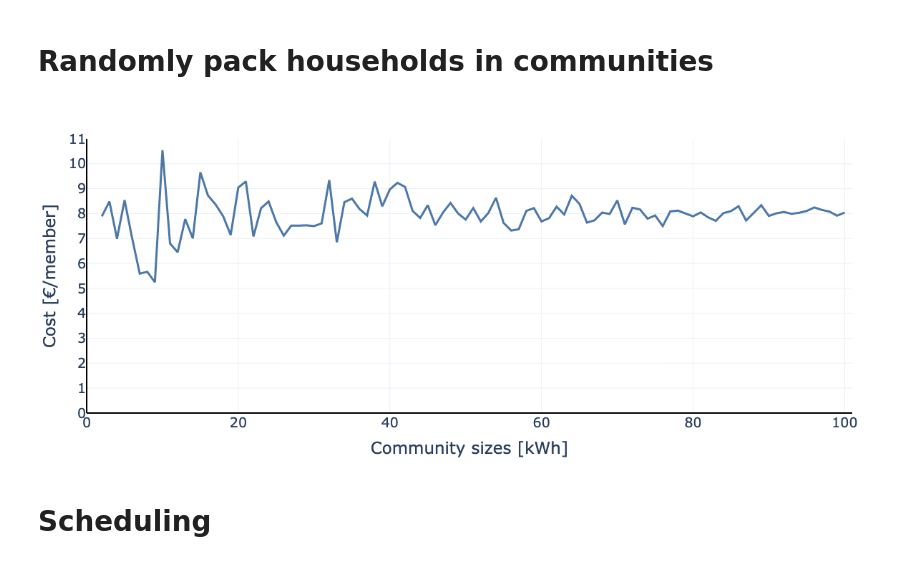
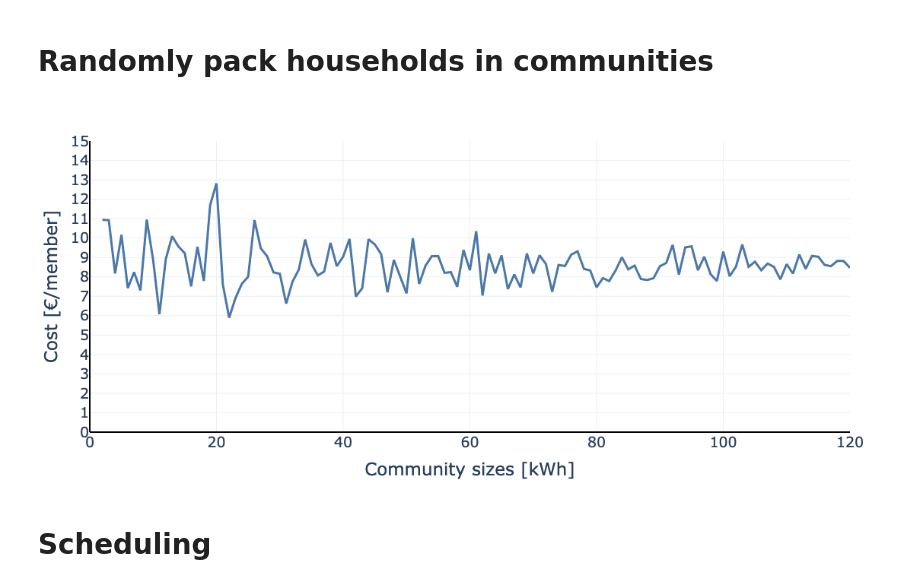
Before and after one commit to Jonathan56/supplementary_thesis, a Jupyter notebook: 4_chapter/MPC_4 community size.ipynb, the cells around one changed output. Drawn from its saved outputs; the diff is of its cells as text; code cells hidden in the pictures.

```diff
--- a/4_chapter/MPC_4 community size.ipynb
+++ b/4_chapter/MPC_4 community size.ipynb
@@ -331,11 +335,13 @@ with open(f'tmp_forecasts/100_houses_forecast_2D.pickle', 'wb') as handle:
 # %%
 with open(f'tmp_forecasts/100_houses_forecast_2D.pickle', 'rb') as handle:
-    house_netload = pickle.load(handle)
+    house100 = pickle.load(handle)
+# %%
+house_netload = dict(house100, **house70)
 # %%
 import random
 
 community_netload = {}
-community_sizes = np.linspace(2, 100, 100, dtype=int)
+community_sizes = np.linspace(2, 120, 119, dtype=int)
 
 for size in community_sizes:
     random_ids = random.sample(list(house_ids[0:nb_house]), k=size)
@@ -373,6 +379,9 @@ def community_bill(df, member_ids, timing, deltat=15, buy_price=0.1740, exchange
         buy_price * pos_netload + exchange_price * (pos_n_netload - pos_netload), 3
     )
 # %%
+_start = end_training + deltat
+_end = end_complete_pred
+
 cost_pvonly = []
 
 for community_size in community_sizes:
@@ -384,25 +393,25 @@ for community_size in community_sizes:
 # %%
 graph = pd.DataFrame(index=community_sizes,
                      data={"PV_only": cost_pvonly})
 #graph = graph[graph["PV_only"] < 13]
 fig = px.line(graph)
 
 fig.update_traces(line_width=3)
 fig.update_layout(
     layout,
     height=500,
     width=800,
     yaxis_title="Cost [€/member]",
     xaxis_title="Community sizes [kWh]",
-    yaxis_range=[0, 11],
-    xaxis_range=[0, 101],
+    yaxis_range=[0, 15],
+    xaxis_range=[0, 120],
     yaxis_dtick=1,
     yaxis_showline=False, yaxis_linewidth=2, yaxis_linecolor='black',
     xaxis_showline=False, xaxis_linewidth=2, xaxis_linecolor='black',
     showlegend=False)
 fig.show()
 # %% [output]
-[figure, old version]
+[figure, new version]
 # %% [markdown]
 # Scheduling
 # %%
```
Also changed, not shown: parts of 7 cells of this notebook, 14 other files.
